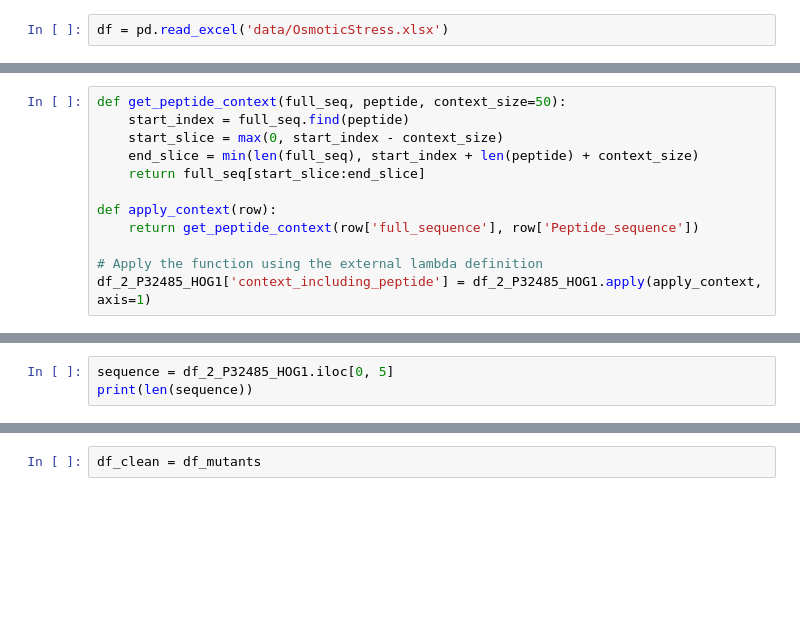
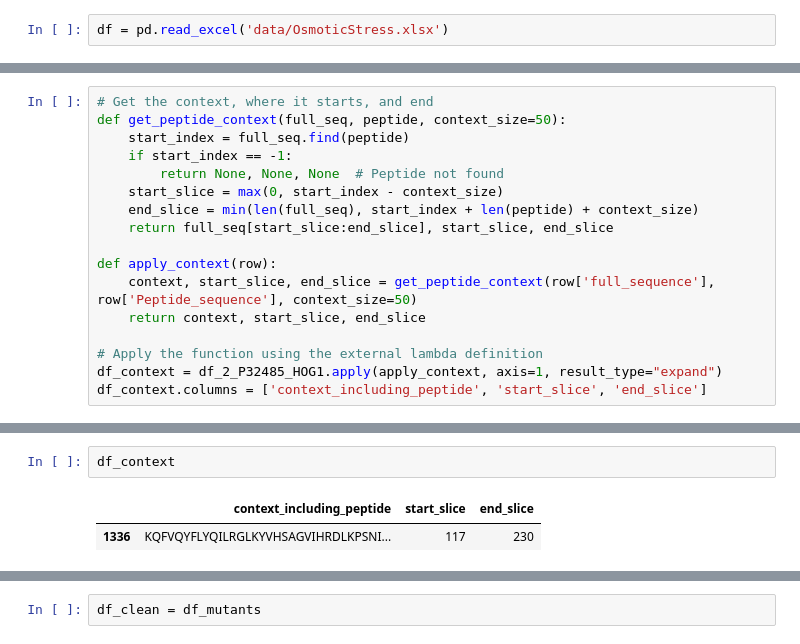
Before and after one commit to gustavoschewinski/tuning-protein, a Jupyter notebook: 2. create_embeddings_validation.ipynb, the cells around one changed output, grey strips where cells are left out. Saved outputs shown, nothing was run; the diff lists cells and outputs as text; blank space fills up the shorter version.

```diff
--- a/2. create_embeddings_validation.ipynb
+++ b/2. create_embeddings_validation.ipynb
@@ -20,14 +45,19 @@ df_2_P32485_HOG1.head()
 # %%
+# Get the context, where it starts, and end
 def get_peptide_context(full_seq, peptide, context_size=50):
     start_index = full_seq.find(peptide)
+    if start_index == -1:
+        return None, None, None  # Peptide not found
     start_slice = max(0, start_index - context_size)
     end_slice = min(len(full_seq), start_index + len(peptide) + context_size)
-    return full_seq[start_slice:end_slice]
+    return full_seq[start_slice:end_slice], start_slice, end_slice
 
 def apply_context(row):
-    return get_peptide_context(row['full_sequence'], row['Peptide_sequence'])
+    context, start_slice, end_slice = get_peptide_context(row['full_sequence'], row['Peptide_sequence'], context_size=50)
+    return context, start_slice, end_slice
 
 # Apply the function using the external lambda definition
-df_2_P32485_HOG1['context_including_peptide'] = df_2_P32485_HOG1.apply(apply_context, axis=1)
+df_context = df_2_P32485_HOG1.apply(apply_context, axis=1, result_type="expand")
+df_context.columns = ['context_including_peptide', 'start_slice', 'end_slice']
 # %%
 df_2_P32485_HOG1
@@ -34,3 +67,5 @@ df_2_P32485_HOG1
-# %%
-sequence = df_2_P32485_HOG1.iloc[0, 5]
-print(len(sequence))
+# %%
+df_context
+# %% [output]
+|  | context_including_peptide | start_slice | end_slice |
+| 1336 | KQFVQYFLYQILRGLKYVHSAGVIHRDLKPSNI... | 117 | 230 |
```
Also changed, not shown: parts of 11 cells of this notebook, 3 other files.
